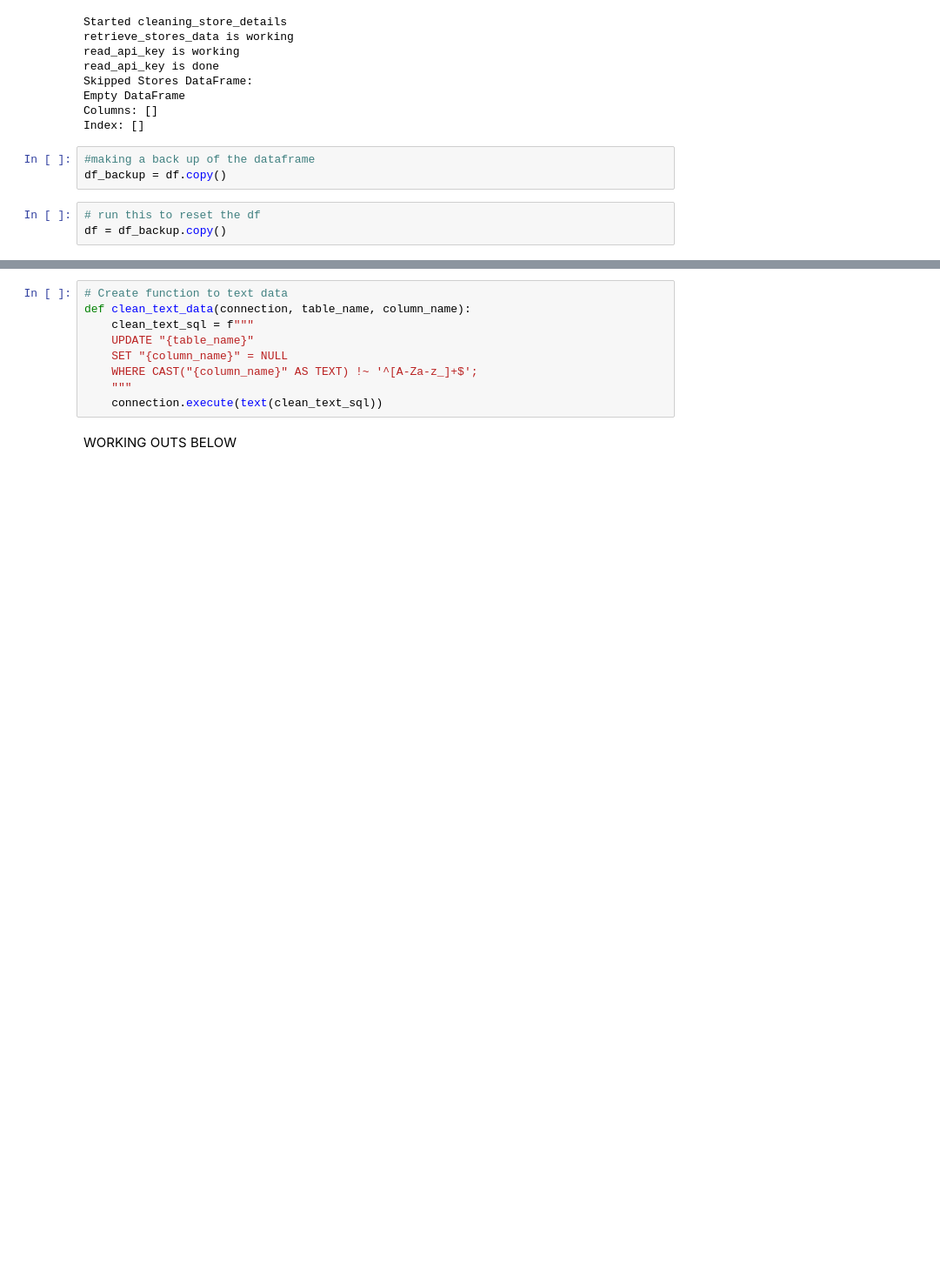
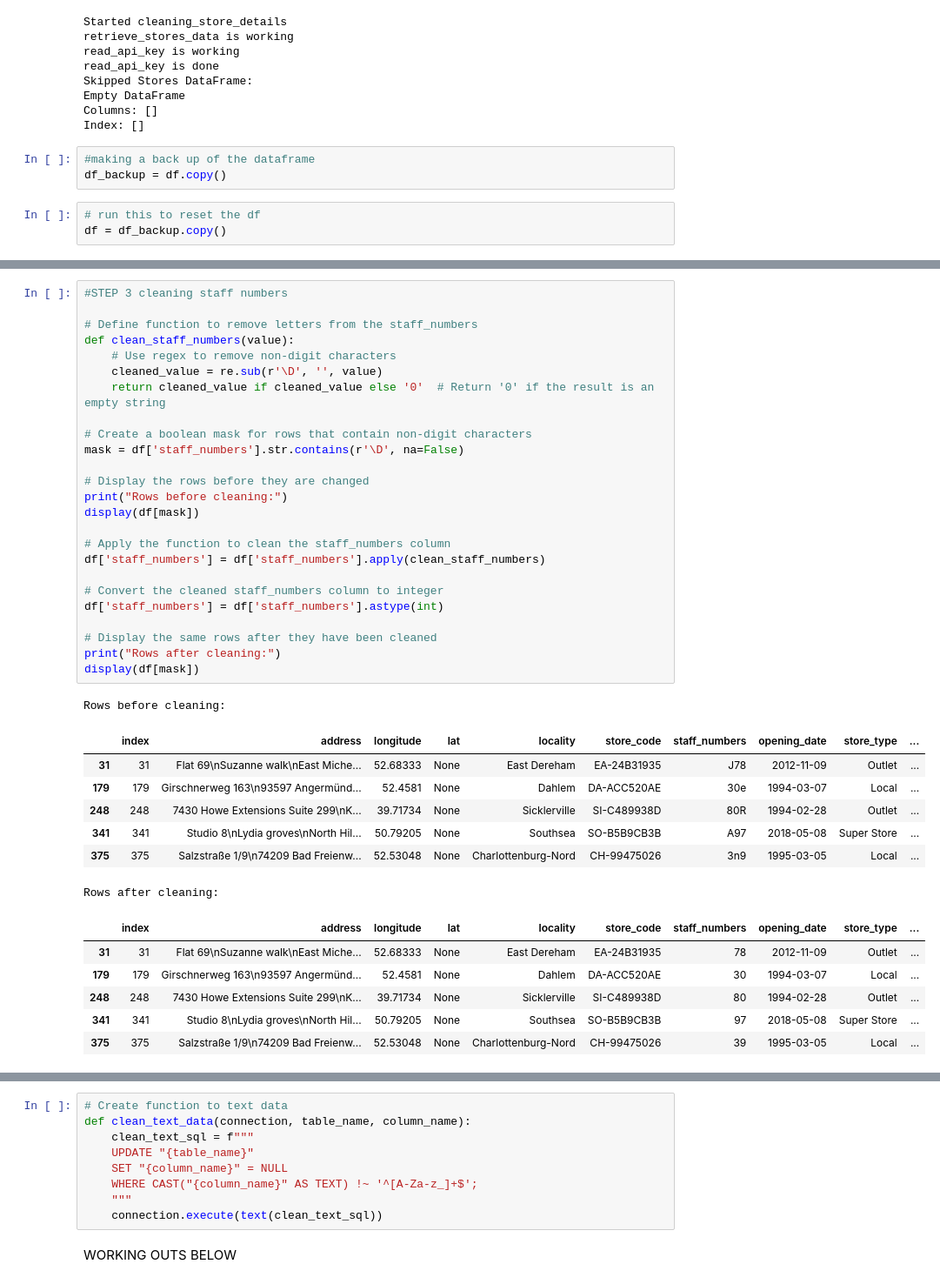
Before and after one commit to kieronk/multinational-retail-data-centralisation893, a Jupyter notebook: store_details_investigation.ipynb, the cells around one changed output, grey strips where cells are left out. Shown: that part at 87% size. Drawn from its saved outputs; the diff is of its cells as text; blank space fills up the shorter version.

Commit message:
adds data_queries.py, edits data_cleaning to remove digits from store numbers and add new converted_timestamp column to dim_date_events

```diff
--- a/store_details_investigation.ipynb
+++ b/store_details_investigation.ipynb
@@ -220,0 +97,40 @@ Number of rows after opening_date cleaning: 441
+# %%
+#STEP 3 cleaning staff numbers
+
+# Define function to remove letters from the staff_numbers
+def clean_staff_numbers(value):
+    # Use regex to remove non-digit characters
+    cleaned_value = re.sub(r'\D', '', value)
+    return cleaned_value if cleaned_value else '0'  # Return '0' if the result is an empty string
+
+# Create a boolean mask for rows that contain non-digit characters
+mask = df['staff_numbers'].str.contains(r'\D', na=False)
+
+# Display the rows before they are changed
+print("Rows before cleaning:")
+display(df[mask])
+
+# Apply the function to clean the staff_numbers column
+df['staff_numbers'] = df['staff_numbers'].apply(clean_staff_numbers)
+
+# Convert the cleaned staff_numbers column to integer
+df['staff_numbers'] = df['staff_numbers'].astype(int)
+
+# Display the same rows after they have been cleaned
+print("Rows after cleaning:")
+display(df[mask])
+# %% [output]
+Rows before cleaning:
+|  | index | address | longitude | lat | locality | store_code | staff_numbers | opening_date | store_type | ... |
+| 31 | 31 | Flat 69\nSuzanne walk\nEast Miche... | 52.68333 | None | East Dereham | EA-24B31935 | J78 | 2012-11-09 | Outlet | ... |
+| 179 | 179 | Girschnerweg 163\n93597 Angermünd... | 52.4581 | None | Dahlem | DA-ACC520AE | 30e | 1994-03-07 | Local | ... |
+| 248 | 248 | 7430 Howe Extensions Suite 299\nK... | 39.71734 | None | Sicklerville | SI-C489938D | 80R | 1994-02-28 | Outlet | ... |
+| 341 | 341 | Studio 8\nLydia groves\nNorth Hil... | 50.79205 | None | Southsea | SO-B5B9CB3B | A97 | 2018-05-08 | Super Store | ... |
+| 375 | 375 | Salzstraße 1/9\n74209 Bad Freienw... | 52.53048 | None | Charlottenburg-Nord | CH-99475026 | 3n9 | 1995-03-05 | Local | ... |
+Rows after cleaning:
+|  | index | address | longitude | lat | locality | store_code | staff_numbers | opening_date | store_type | ... |
+| 31 | 31 | Flat 69\nSuzanne walk\nEast Miche... | 52.68333 | None | East Dereham | EA-24B31935 | 78 | 2012-11-09 | Outlet | ... |
+| 179 | 179 | Girschnerweg 163\n93597 Angermünd... | 52.4581 | None | Dahlem | DA-ACC520AE | 30 | 1994-03-07 | Local | ... |
+| 248 | 248 | 7430 Howe Extensions Suite 299\nK... | 39.71734 | None | Sicklerville | SI-C489938D | 80 | 1994-02-28 | Outlet | ... |
+| 341 | 341 | Studio 8\nLydia groves\nNorth Hil... | 50.79205 | None | Southsea | SO-B5B9CB3B | 97 | 2018-05-08 | Super Store | ... |
+| 375 | 375 | Salzstraße 1/9\n74209 Bad Freienw... | 52.53048 | None | Charlottenburg-Nord | CH-99475026 | 39 | 1995-03-05 | Local | ... |
```
Also changed, not shown: parts of 6 cells of this notebook, 5 other files.
